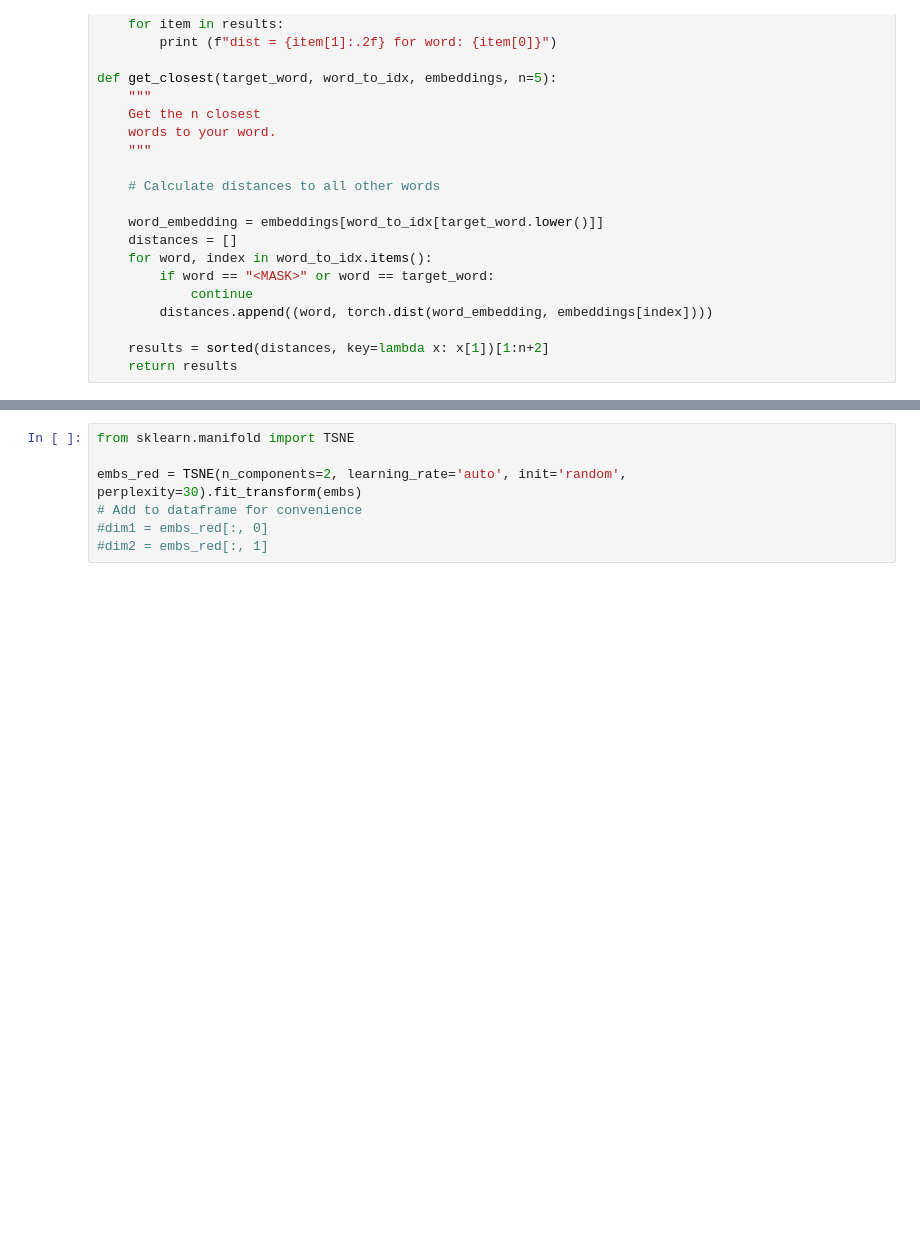
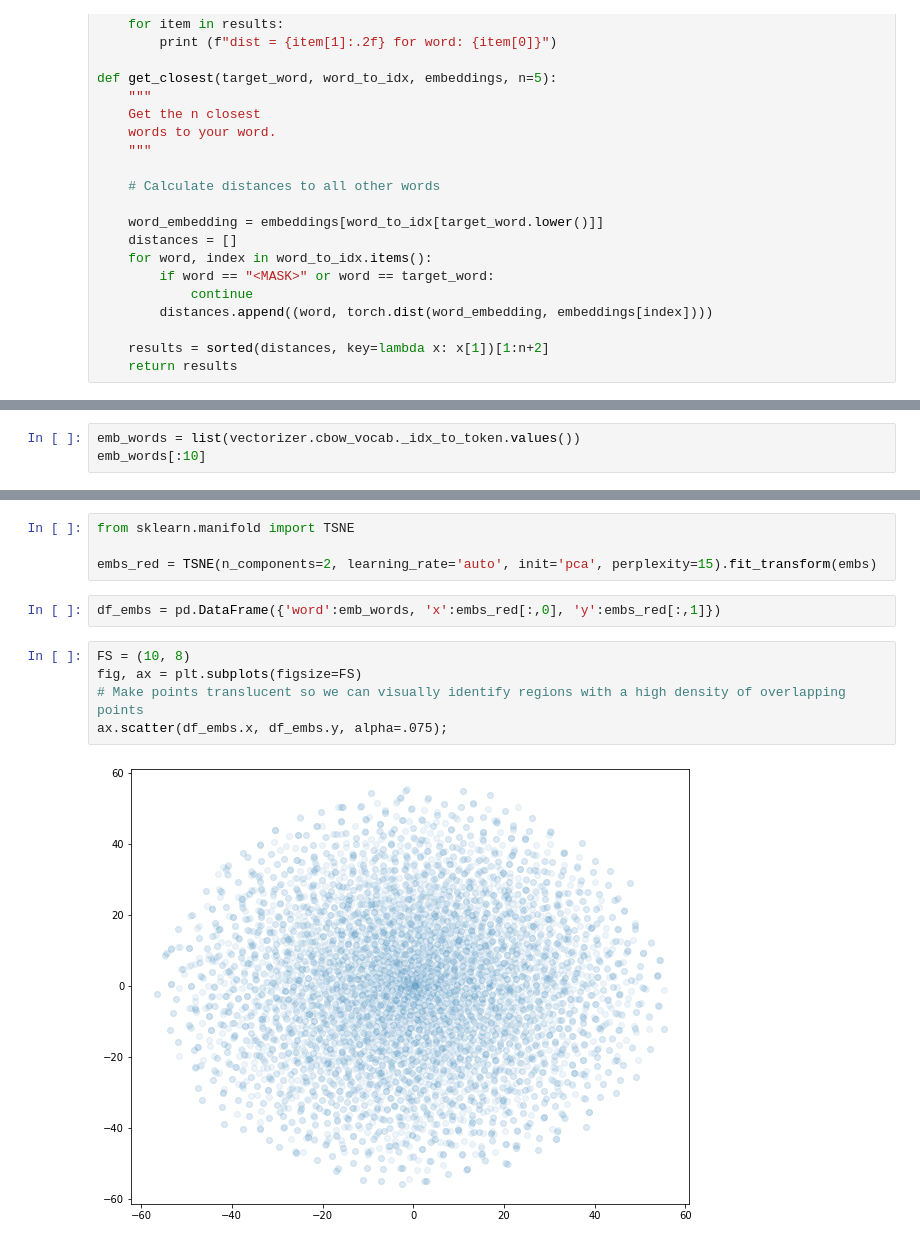
Before and after one commit to sgeinitz/cs39aa_notebooks, a Jupyter notebook: misc/embeddings_w_frankenstein.ipynb, the cells around one changed output, grey strips where cells are left out. Drawn from its saved outputs; the diff is of its cells as text; blank space fills up the shorter version.

Commit message:
added embedding visualization

```diff
--- a/misc/embeddings_w_frankenstein.ipynb
+++ b/misc/embeddings_w_frankenstein.ipynb
@@ -760,0 +860,3 @@ embs = classifier.embedding.weight.detach().numpy()
+# %%
+emb_words = list(vectorizer.cbow_vocab._idx_to_token.values())
+emb_words[:10]
@@ -761,7 +874,13 @@ embs = classifier.embedding.weight.detach().numpy()
 # %%
 from sklearn.manifold import TSNE
 
-embs_red = TSNE(n_components=2, learning_rate='auto', init='random', perplexity=30).fit_transform(embs)
-# Add to dataframe for convenience
-#dim1 = embs_red[:, 0]
-#dim2 = embs_red[:, 1]
+embs_red = TSNE(n_components=2, learning_rate='auto', init='pca', perplexity=15).fit_transform(embs)
+# %%
+df_embs = pd.DataFrame({'word':emb_words, 'x':embs_red[:,0], 'y':embs_red[:,1]})
+# %%
+FS = (10, 8)
+fig, ax = plt.subplots(figsize=FS)
+# Make points translucent so we can visually identify regions with a high density of overlapping points
+ax.scatter(df_embs.x, df_embs.y, alpha=.075);
+# %% [output]
+[figure, added]
```
Also changed, not shown: parts of 23 cells of this notebook.
